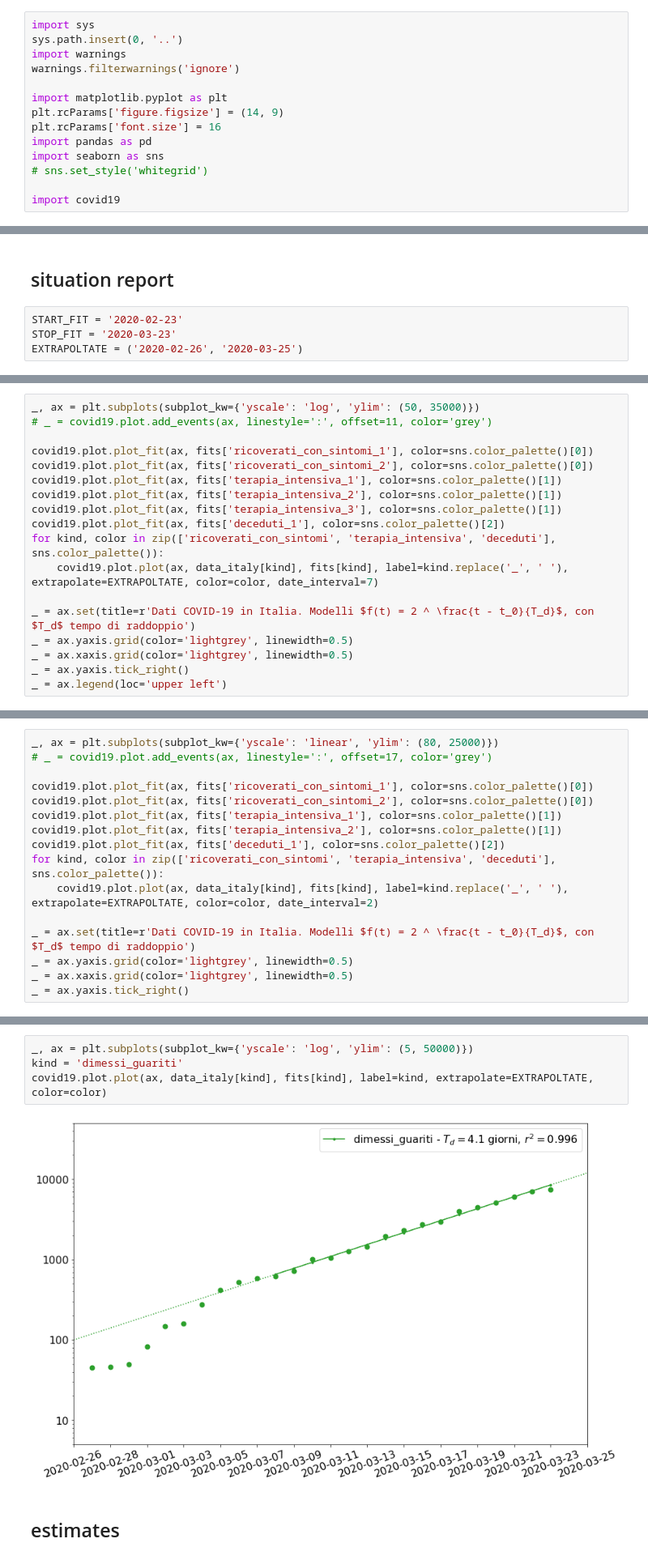
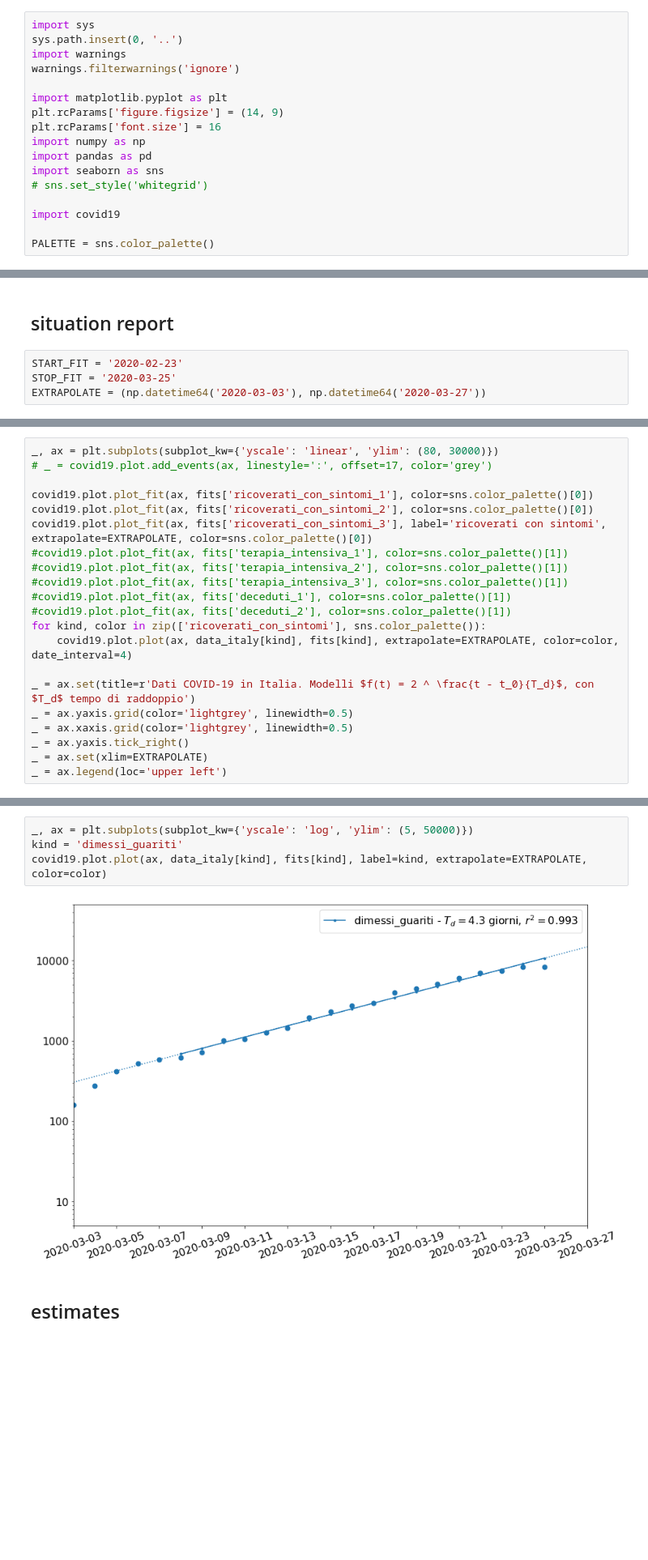
Before and after one commit to alexamici/covid-19-notebooks, a Jupyter notebook: notebooks/italy-situation-report.ipynb, the cells around one changed output, grey strips where cells are left out. Shown at 81% size. Drawn from its saved outputs; the diff is of its cells as text; blank space fills up the shorter version.

```diff
--- a/notebooks/italy-situation-report.ipynb
+++ b/notebooks/italy-situation-report.ipynb
@@ -12,11 +12,14 @@ warnings.filterwarnings('ignore')
 import matplotlib.pyplot as plt
 plt.rcParams['figure.figsize'] = (14, 9)
 plt.rcParams['font.size'] = 16
+import numpy as np
 import pandas as pd
 import seaborn as sns
 # sns.set_style('whitegrid')
 
 import covid19
+
+PALETTE = sns.color_palette()
 # %% [markdown]
 ## data
 # %%
@@ -42,8 +45,8 @@ data_italy.tail()
 ## situation report
 # %%
 START_FIT = '2020-02-23'
-STOP_FIT = '2020-03-23'
-EXTRAPOLTATE = ('2020-02-26', '2020-03-25')
+STOP_FIT = '2020-03-25'
+EXTRAPOLATE = (np.datetime64('2020-03-03'), np.datetime64('2020-03-27'))
 # %%
 fits = {}
 fits['dimessi_guariti'] = covid19.fit.ExponentialFit.from_frame('dimessi_guariti', data_italy, start='2020-03-08', stop=STOP_FIT)
@@ -63,19 +99,22 @@ fits['deceduti'] = covid19.fit.ExponentialFit.from_frame('deceduti', data_italy,
 # %%
-_, ax = plt.subplots(subplot_kw={'yscale': 'log', 'ylim': (50, 35000)})
-# _ = covid19.plot.add_events(ax, linestyle=':', offset=11, color='grey')
+_, ax = plt.subplots(subplot_kw={'yscale': 'linear', 'ylim': (80, 30000)})
+# _ = covid19.plot.add_events(ax, linestyle=':', offset=17, color='grey')
 
 covid19.plot.plot_fit(ax, fits['ricoverati_con_sintomi_1'], color=sns.color_palette()[0])
 covid19.plot.plot_fit(ax, fits['ricoverati_con_sintomi_2'], color=sns.color_palette()[0])
-covid19.plot.plot_fit(ax, fits['terapia_intensiva_1'], color=sns.color_palette()[1])
-covid19.plot.plot_fit(ax, fits['terapia_intensiva_2'], color=sns.color_palette()[1])
-covid19.plot.plot_fit(ax, fits['terapia_intensiva_3'], color=sns.color_palette()[1])
-covid19.plot.plot_fit(ax, fits['deceduti_1'], color=sns.color_palette()[2])
-for kind, color in zip(['ricoverati_con_sintomi', 'terapia_intensiva', 'deceduti'], sns.color_palette()):
-    covid19.plot.plot(ax, data_italy[kind], fits[kind], label=kind.replace('_', ' '), extrapolate=EXTRAPOLTATE, color=color, date_interval=7)
+covid19.plot.plot_fit(ax, fits['ricoverati_con_sintomi_3'], label='ricoverati con sintomi', extrapolate=EXTRAPOLATE, color=sns.color_palette()[0])
+#covid19.plot.plot_fit(ax, fits['terapia_intensiva_1'], color=sns.color_palette()[1])
+#covid19.plot.plot_fit(ax, fits['terapia_intensiva_2'], color=sns.color_palette()[1])
+#covid19.plot.plot_fit(ax, fits['terapia_intensiva_3'], color=sns.color_palette()[1])
+#covid19.plot.plot_fit(ax, fits['deceduti_1'], color=sns.color_palette()[1])
+#covid19.plot.plot_fit(ax, fits['deceduti_2'], color=sns.color_palette()[1])
+for kind, color in zip(['ricoverati_con_sintomi'], sns.color_palette()):
+    covid19.plot.plot(ax, data_italy[kind], fits[kind], extrapolate=EXTRAPOLATE, color=color, date_interval=4)
 
 _ = ax.set(title=r'Dati COVID-19 in Italia. Modelli $f(t) = 2 ^ \frac{t - t_0}{T_d}$, con $T_d$ tempo di raddoppio')
 _ = ax.yaxis.grid(color='lightgrey', linewidth=0.5)
 _ = ax.xaxis.grid(color='lightgrey', linewidth=0.5)
 _ = ax.yaxis.tick_right()
+_ = ax.set(xlim=EXTRAPOLATE)
 _ = ax.legend(loc='upper left')
 # %% [output]
@@ -83,16 +121,0 @@ _ = ax.legend(loc='upper left')
-# %%
-_, ax = plt.subplots(subplot_kw={'yscale': 'linear', 'ylim': (80, 25000)})
-# _ = covid19.plot.add_events(ax, linestyle=':', offset=17, color='grey')
-
-covid19.plot.plot_fit(ax, fits['ricoverati_con_sintomi_1'], color=sns.color_palette()[0])
-covid19.plot.plot_fit(ax, fits['ricoverati_con_sintomi_2'], color=sns.color_palette()[0])
-covid19.plot.plot_fit(ax, fits['terapia_intensiva_1'], color=sns.color_palette()[1])
-covid19.plot.plot_fit(ax, fits['terapia_intensiva_2'], color=sns.color_palette()[1])
-covid19.plot.plot_fit(ax, fits['deceduti_1'], color=sns.color_palette()[2])
-for kind, color in zip(['ricoverati_con_sintomi', 'terapia_intensiva', 'deceduti'], sns.color_palette()):
-    covid19.plot.plot(ax, data_italy[kind], fits[kind], label=kind.replace('_', ' '), extrapolate=EXTRAPOLTATE, color=color, date_interval=2)
-
-_ = ax.set(title=r'Dati COVID-19 in Italia. Modelli $f(t) = 2 ^ \frac{t - t_0}{T_d}$, con $T_d$ tempo di raddoppio')
-_ = ax.yaxis.grid(color='lightgrey', linewidth=0.5)
-_ = ax.xaxis.grid(color='lightgrey', linewidth=0.5)
-_ = ax.yaxis.tick_right()
@@ -101,9 +122,9 @@ _ = ax.yaxis.tick_right()
 # %%
 _, ax = plt.subplots(subplot_kw={'yscale': 'log', 'ylim': (5, 50000)})
 kind = 'dimessi_guariti'
-covid19.plot.plot(ax, data_italy[kind], fits[kind], label=kind, extrapolate=EXTRAPOLTATE, color=color)
+covid19.plot.plot(ax, data_italy[kind], fits[kind], label=kind, extrapolate=EXTRAPOLATE, color=color)
 # %% [output]
-[figure, old version]
+[figure, new version]
 # %% [markdown]
 ## estimates
 # %%
```
Also changed, not shown: parts of 9 cells of this notebook.
